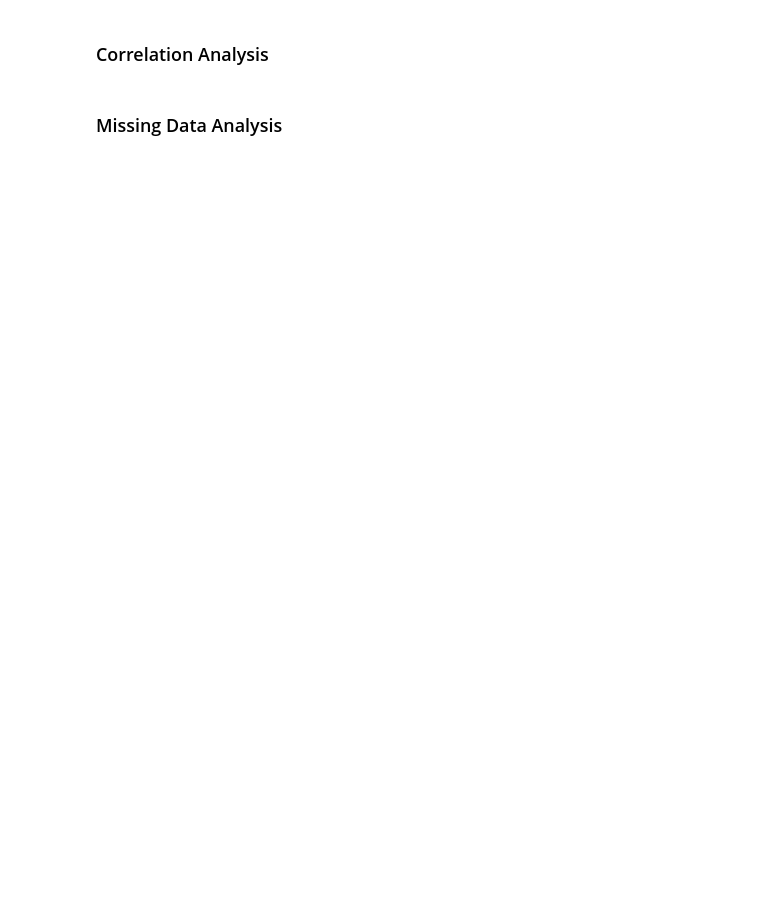
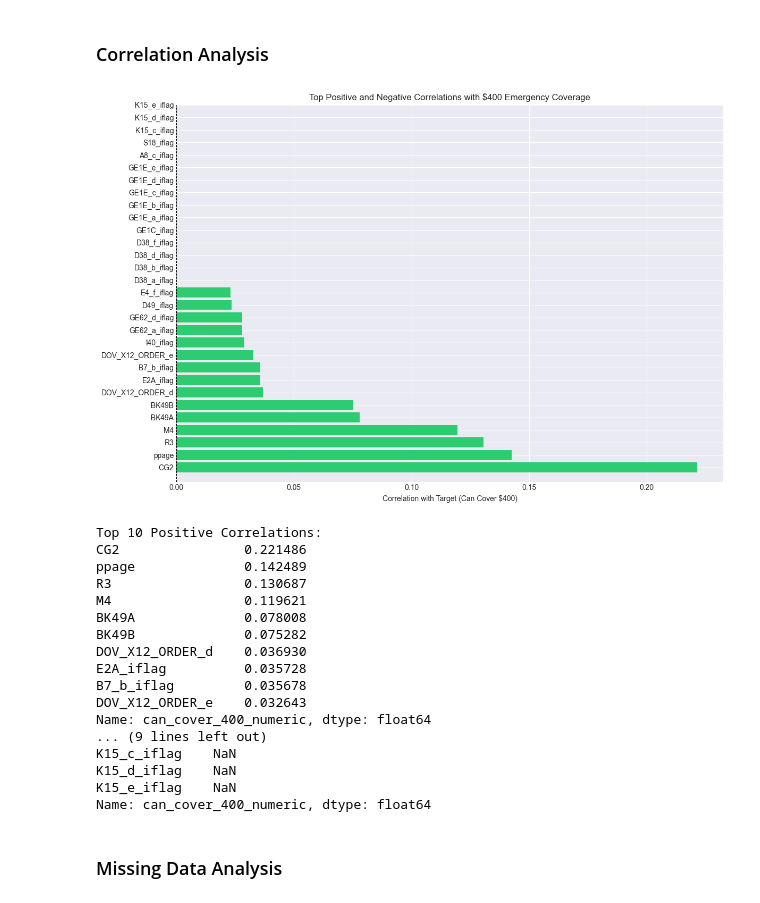
Before and after one commit to ameliaeckard/emergency-fund-predictor, a Jupyter notebook: notebooks/01_data_exploration.ipynb, the cells around one changed output. Cells and saved outputs as stored; diff of their text form; code cells hidden in the pictures; blank space fills up the shorter version.

```diff
--- a/notebooks/01_data_exploration.ipynb
+++ b/notebooks/01_data_exploration.ipynb
@@ -175,29 +317,54 @@ plt.show()
 # %% [markdown]
 ### Correlation Analysis
 # %%
-# Select numeric columns for correlation analysis
+shed['can_cover_400_numeric'] = shed[target_column].map({'Yes': 1, 'No': 0})
+
 numeric_cols = shed.select_dtypes(include=[np.number]).columns.tolist()
 
-# Calculate correlation with target variable (if available)
-if target_column in numeric_cols:
-    correlations = shed[numeric_cols].corr()[target_column].sort_values(ascending=False)
+# Calculate correlation with target variable
+if 'can_cover_400_numeric' in shed.columns and shed['can_cover_400_numeric'].notna().any():
+    correlations = shed[numeric_cols].corr()['can_cover_400_numeric'].sort_values(ascending=False)
+    correlations = correlations[correlations.index != 'can_cover_400_numeric']
 
-    # Plot top correlations
     plt.figure(figsize=(12, 8))
-    top_corr = pd.concat([correlations.head(15), correlations.tail(15)])
+    top_positive = correlations.head(15)
+    top_negative = correlations.tail(15)
+    top_corr = pd.concat([top_positive, top_negative])
+
     colors = ['#2ecc71' if x > 0 else '#e74c3c' for x in top_corr]
     plt.barh(range(len(top_corr)), top_corr, color=colors)
     plt.yticks(range(len(top_corr)), top_corr.index)
-    plt.xlabel('Correlation with Target')
+    plt.xlabel('Correlation with Target (Can Cover $400)')
     plt.title('Top Positive and Negative Correlations with $400 Emergency Coverage')
     plt.axvline(x=0, color='black', linestyle='--', linewidth=0.8)
     plt.tight_layout()
     plt.show()
 
     print("\nTop 10 Positive Correlations:")
     print(correlations.head(10))
     print("\nTop 10 Negative Correlations:")
     print(correlations.tail(10))
+else:
+    print("Cannot compute correlations - target variable not available")
+# %% [output]
+[figure, added]
+Top 10 Positive Correlations:
+CG2                0.221486
+ppage              0.142489
+R3                 0.130687
+M4                 0.119621
+BK49A              0.078008
+BK49B              0.075282
+DOV_X12_ORDER_d    0.036930
+E2A_iflag          0.035728
+B7_b_iflag         0.035678
+DOV_X12_ORDER_e    0.032643
+Name: can_cover_400_numeric, dtype: float64
+... (9 lines left out)
+K15_c_iflag    NaN
+K15_d_iflag    NaN
+K15_e_iflag    NaN
+Name: can_cover_400_numeric, dtype: float64
 # %% [markdown]
 ### Missing Data Analysis
 # %%
```
Also changed, not shown: parts of 22 cells of this notebook, 5 other files.
